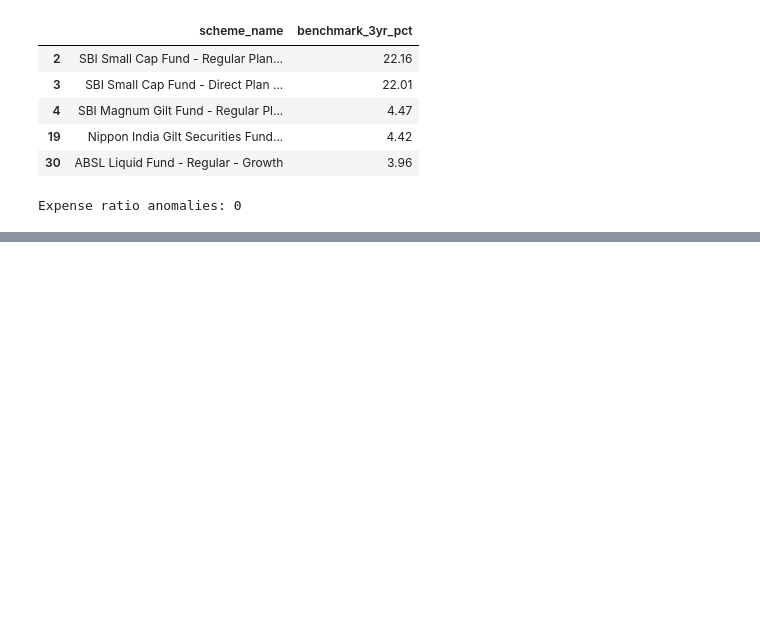
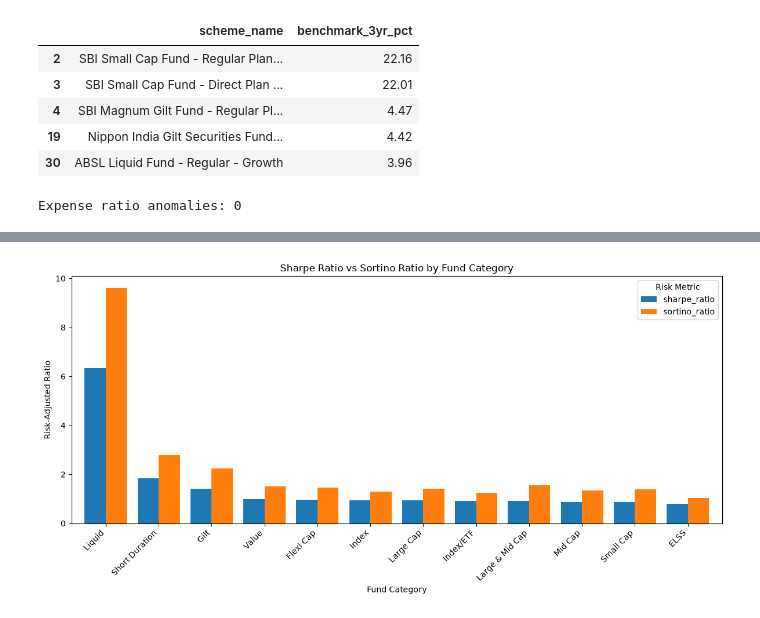
Before and after one commit to UnnimayaVAshok/my_projects, a Jupyter notebook: Capstone_project/notebooks/07_scheme_performance_analysis.ipynb, the cells around one changed output, grey strips where cells are left out. Saved outputs shown, nothing was run; the diff lists cells and outputs as text; code cells hidden in the pictures; blank space fills up the shorter version.

```diff
--- a/Capstone_project/notebooks/07_scheme_performance_analysis.ipynb
+++ b/Capstone_project/notebooks/07_scheme_performance_analysis.ipynb
@@ -200,3 +203,14 @@ expense_anomalies = df_07[
 print("Expense ratio anomalies:", len(expense_anomalies))
 # %% [output]
 Expense ratio anomalies: 0
+# %%
+
+df_07 = pd.read_csv("../data/processed/scheme_performance.csv")
+
+print("Shape:", df_07.shape)
+
+display(df_07.head())
+
+print(df_07.info())
+
+print(df_07.isnull().sum())
@@ -202,0 +415,10 @@ Expense ratio anomalies: 0
+# %%
+risk_adjusted = (
+    df_07.groupby('category')
+    [['sharpe_ratio', 'sortino_ratio']]
+    .mean()
+    .round(2)
+    .sort_values('sharpe_ratio', ascending=False)
+)
+
+display(risk_adjusted)
@@ -202,0 +440,20 @@ Expense ratio anomalies: 0
+# %%
+risk_adjusted.plot(
+    kind='bar',
+    figsize=(12, 6),
+    width=0.8
+)
+
+plt.title('Sharpe Ratio vs Sortino Ratio by Fund Category')
+plt.xlabel('Fund Category')
+plt.ylabel('Risk-Adjusted Ratio')
+plt.xticks(rotation=45, ha='right')
+plt.legend(title='Risk Metric')
+plt.tight_layout()
+
+plt.savefig('../reports/plots/sharpe_vs_sortino_ratio.png',
+            dpi=300, bbox_inches='tight')
+
+plt.show()
+# %% [output]
+[figure, added]
```
Also changed, not shown: parts of 52 cells of this notebook, 33 other files.
